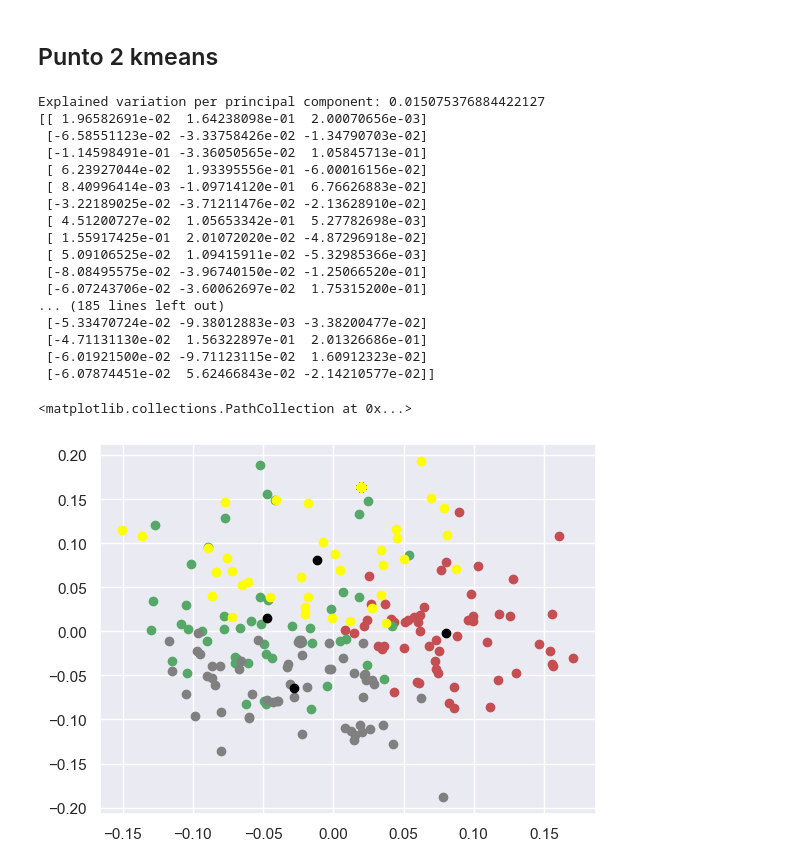
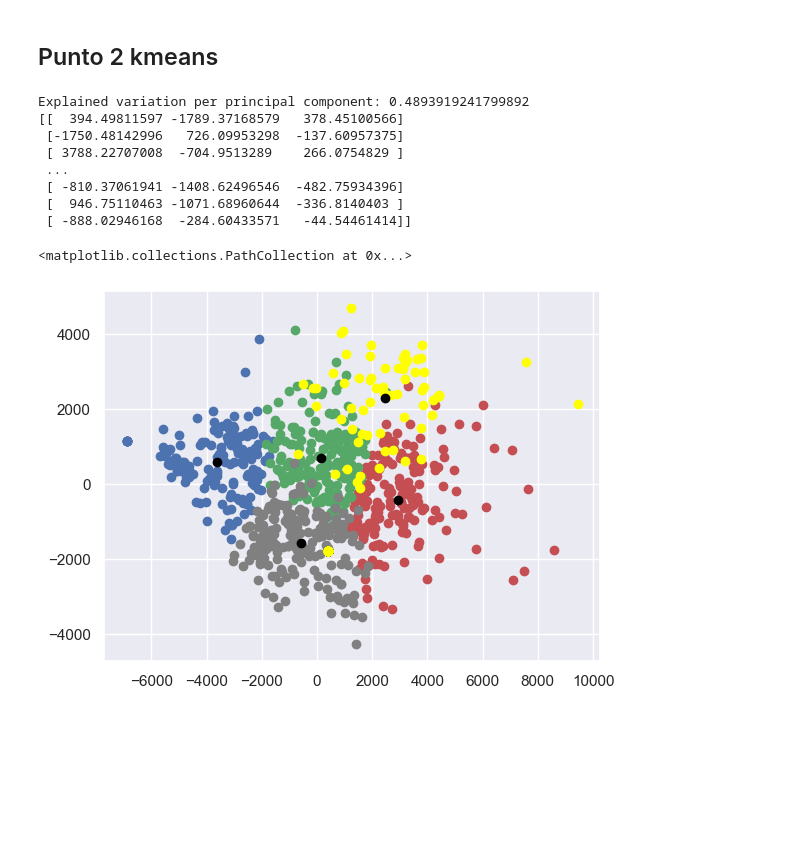
Before and after one commit to juanma1231/Estadistica-3, a Jupyter notebook: tarea 2/src/tarea2.ipynb, the cells around one changed output. Drawn from its saved outputs; the diff is of its cells as text; code cells hidden in the pictures; blank space fills up the shorter version.

```diff
--- a/tarea 2/src/tarea2.ipynb
+++ b/tarea 2/src/tarea2.ipynb
@@ -376,49 +376,40 @@ def reduce_dim_pca(components, X_train, X_test):
     pca = PCA(n_components=components)
     X_r = pca.fit(X_train).transform(X_train)
     X_nr = pca.transform(X_test)
     text = 'Explained variation per principal component: {}'
     print(text.format(np.sum(pca.explained_variance_ratio_[:components])))
     return X_r, X_nr
 
-X_r, X_nr = reduce_dim_pca(3,eigen_faces,eigen_faces)
+X_r, X_nr = reduce_dim_pca(3,X,X)
 k =5
 print(X_r)
 kmeans = Kmeans(k)
 kmeans.train(X_r)
 labels = kmeans.predict(X_r)
 
 
 
 fig, ax = plt.subplots(1,1)
 kmeans = Kmeans(5)
 kmeans.train(X_r)
 label = kmeans.predict(X_r)
 
 ax.scatter(X_r[np.where(label==0),0],X_r[np.where(label==0),1],c='r')
 ax.scatter(X_r[np.where(label==1),0],X_r[np.where(label==1),1],c='b')
 ax.scatter(X_r[np.where(label==2),0],X_r[np.where(label==2),1],c='g')
 ax.scatter(X_r[np.where(label==3),0],X_r[np.where(label==3),1],c='gray')
 ax.scatter(X_r[np.where(label==4),0],X_r[np.where(label==4),1],c='yellow')
 ax.scatter(X_r[np.where(label==5),0],X_r[np.where(label==5),1],c='brown')
 ax.scatter(kmeans.mu[:,0],
            kmeans.mu[:,1], c='black')
 # %% [output]
-Explained variation per principal component: 0.015075376884422127
-[[ 1.96582691e-02  1.64238098e-01  2.00070656e-03]
- [-6.58551123e-02 -3.33758426e-02 -1.34790703e-02]
- [-1.14598491e-01 -3.36050565e-02  1.05845713e-01]
- [ 6.23927044e-02  1.93395556e-01 -6.00016156e-02]
- [ 8.40996414e-03 -1.09714120e-01  6.76626883e-02]
- [-3.22189025e-02 -3.71211476e-02 -2.13628910e-02]
- [ 4.51200727e-02  1.05653342e-01  5.27782698e-03]
- [ 1.55917425e-01  2.01072020e-02 -4.87296918e-02]
- [ 5.09106525e-02  1.09415911e-02 -5.32985366e-03]
- [-8.08495575e-02 -3.96740150e-02 -1.25066520e-01]
- [-6.07243706e-02 -3.60062697e-02  1.75315200e-01]
-... (185 lines left out)
- [-5.33470724e-02 -9.38012883e-03 -3.38200477e-02]
- [-4.71131130e-02  1.56322897e-01  2.01326686e-01]
- [-6.01921500e-02 -9.71123115e-02  1.60912323e-02]
- [-6.07874451e-02  5.62466843e-02 -2.14210577e-02]]
+Explained variation per principal component: 0.4893919241799892
+[[  394.49811597 -1789.37168579   378.45100566]
+ [-1750.48142996   726.09953298  -137.60957375]
+ [ 3788.22707008  -704.9513289    266.0754829 ]
+ ...
+ [ -810.37061941 -1408.62496546  -482.75934396]
+ [  946.75110463 -1071.68960644  -336.8140403 ]
+ [ -888.02946168  -284.60433571   -44.54461414]]
 <matplotlib.collections.PathCollection at 0x...>
-[figure, old version]
+[figure, new version]
```
Also changed, not shown: parts of 14 cells of this notebook.
